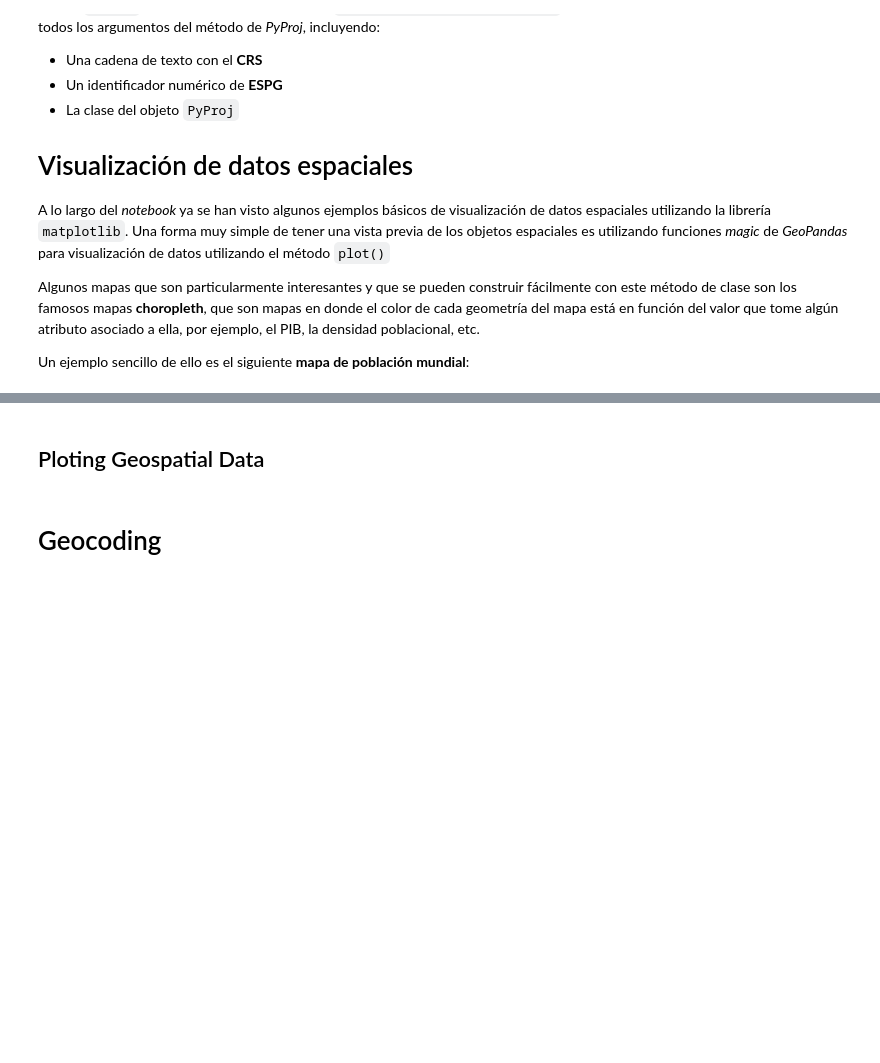
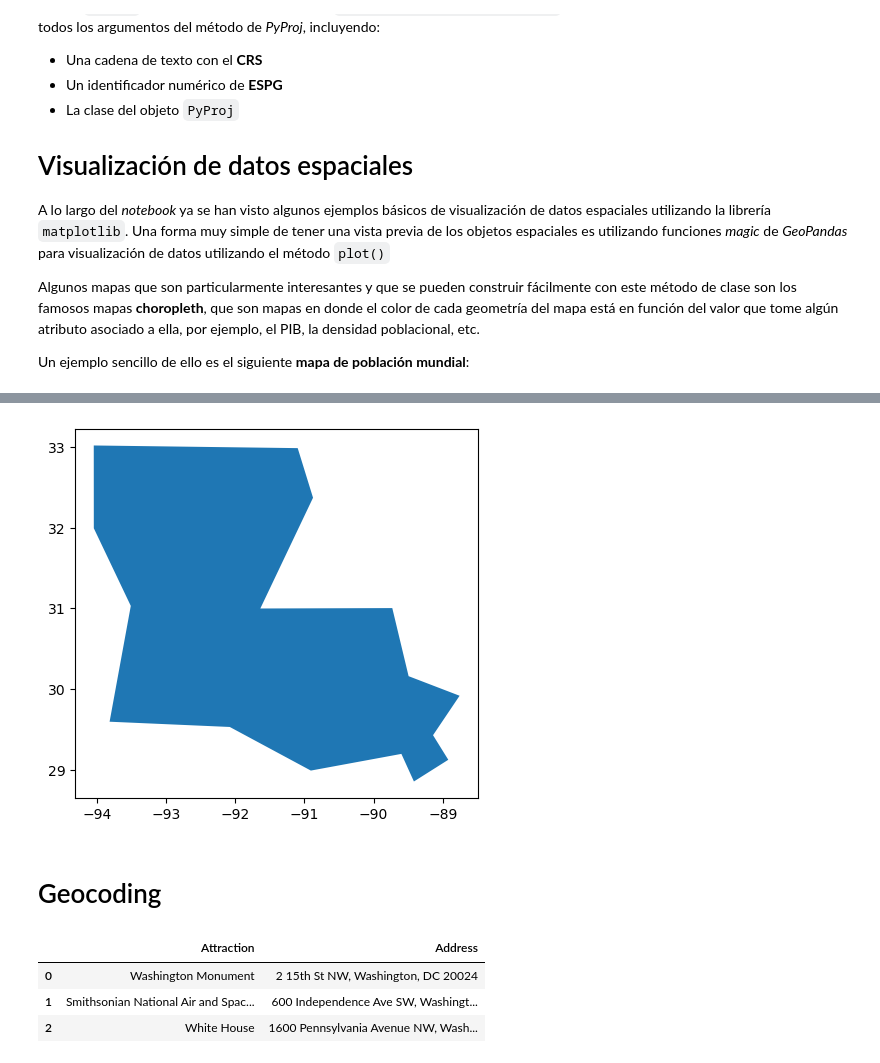
Before and after one commit to CAMM961001/geospatial_data_science, a Jupyter notebook: Chapter04/geopandas.ipynb, the cells around one changed output, grey strips where cells are left out. Cells and saved outputs as stored; diff of their text form; code cells hidden in the pictures; blank space fills up the shorter version.

```diff
--- a/Chapter04/geopandas.ipynb
+++ b/Chapter04/geopandas.ipynb
@@ -330,5 +359,7 @@ LA.plot()
 # %%
-LA_s = LA.simplify(tolerance=10000)
+LA_s = LA.simplify(tolerance=0.25)
 LA_s.plot()
+
+plt.show()
+# %% [output]
+[figure, added]
-# %% [markdown]
-## Ploting Geospatial Data
@@ -353,7 +366,12 @@ continents.plot()
 # %% [markdown]
 # Geocoding
 # %%
-import pandas as pd
-dc_attractions = pd.read_csv(data_path + 'DC_Attractions.csv')
+dc_attractions = pd.read_csv(
+    os.path.join(data_path, 'DC_Attractions.csv'))
 dc_attractions.head()
+# %% [output]
+|  | Attraction | Address |
+| 0 | Washington Monument | 2 15th St NW, Washington, DC 20024 |
+| 1 | Smithsonian National Air and Spac... | 600 Independence Ave SW, Washingt... |
+| 2 | White House | 1600 Pennsylvania Avenue NW, Wash... |
 # %%
```
Also changed, not shown: parts of 21 cells of this notebook.
